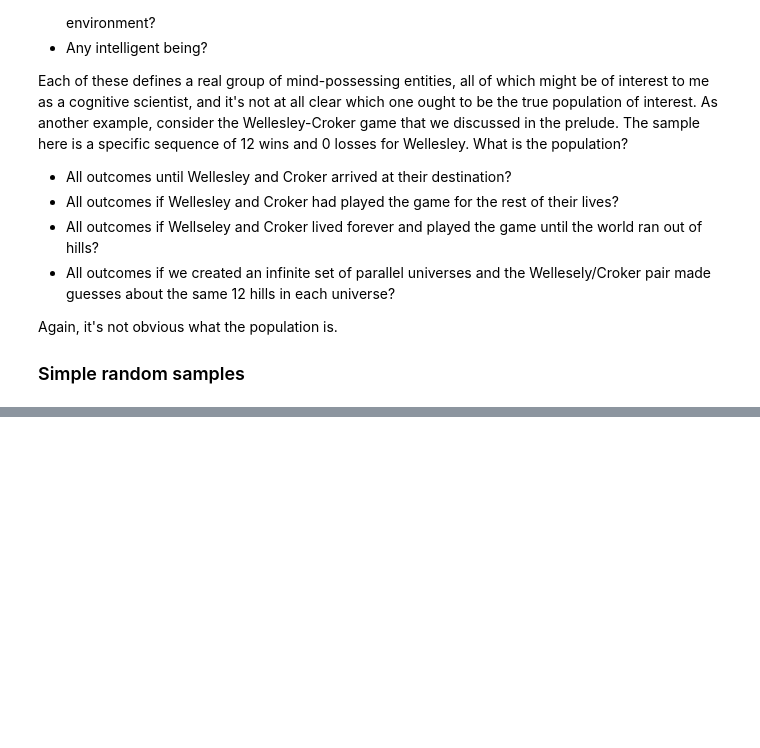
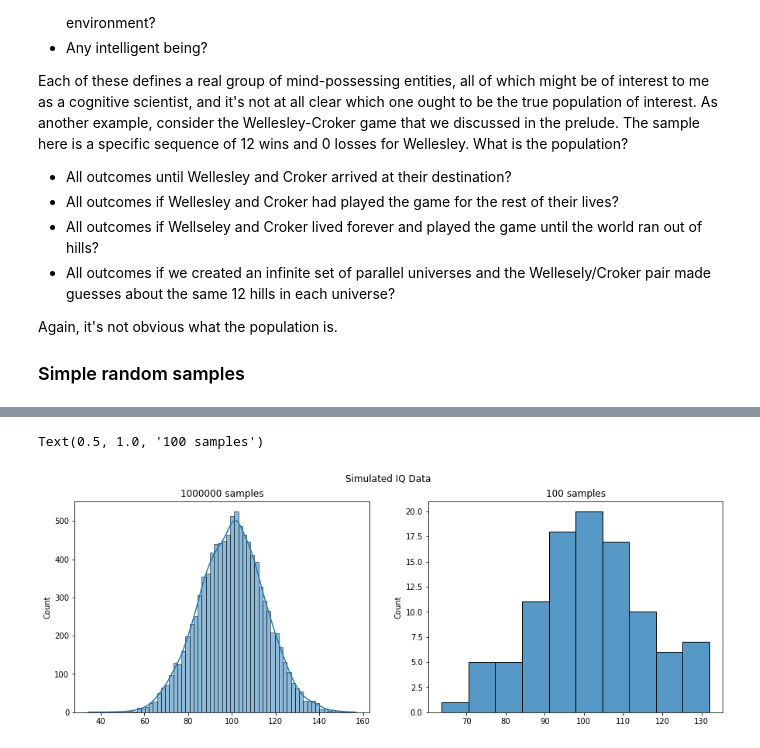
Before and after one commit to ethanweed/pythonbook, a Jupyter notebook: Book/_build/jupyter_execute/04.10-estimation.ipynb, the cells around one changed output, grey strips where cells are left out. Cells and saved outputs as stored; diff of their text form; code cells hidden in the pictures; blank space fills up the shorter version.

Commit message:
added histograms of simulated IQ data

```diff
--- a/Book/_build/jupyter_execute/04.10-estimation.ipynb
+++ b/Book/_build/jupyter_execute/04.10-estimation.ipynb
@@ -553,0 +97,20 @@ As always, there's a lot of topics related to sampling and estimation that aren'
+# %%
+import numpy as np
+import seaborn as sns
+import matplotlib.pyplot as plt
+
+fig, axes = plt.subplots(1, 2, figsize=(15, 5), sharey=False)
+fig.suptitle('Simulated IQ Data')
+
+
+IQ = np.random.normal(loc=100,scale=15,size=10000)
+sns.histplot(IQ, kde=True,ax=axes[0])
+axes[0].set_title("1000000 samples")
+
+
+IQ = np.random.normal(loc=100,scale=15,size=100)
+sns.histplot(IQ, ax=axes[1])
+axes[1].set_title("100 samples")
+# %% [output]
+Text(0.5, 1.0, '100 samples')
+[figure, added]
```
Also changed, not shown: parts of 10 cells of this notebook, 43 other files.
